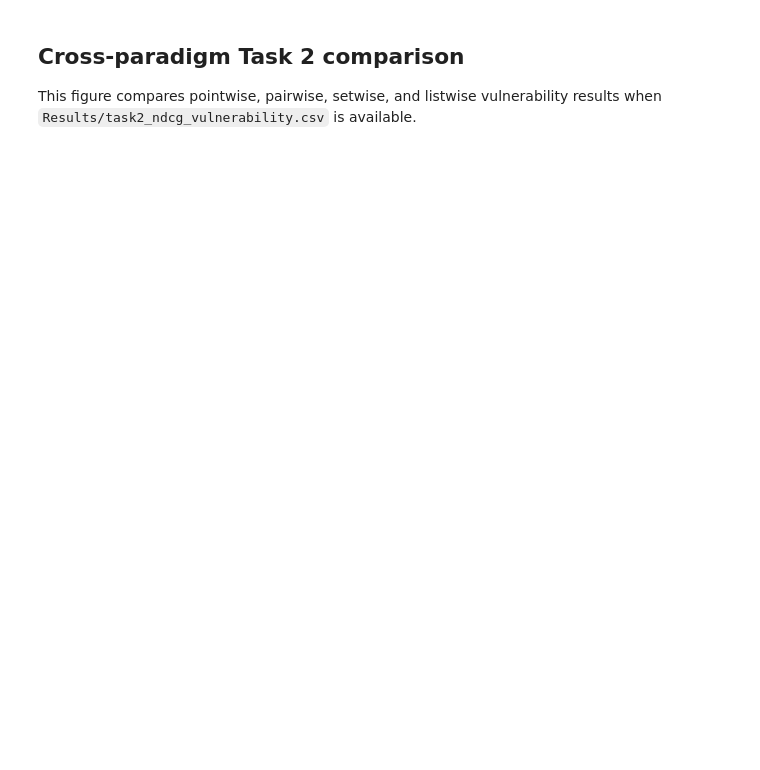
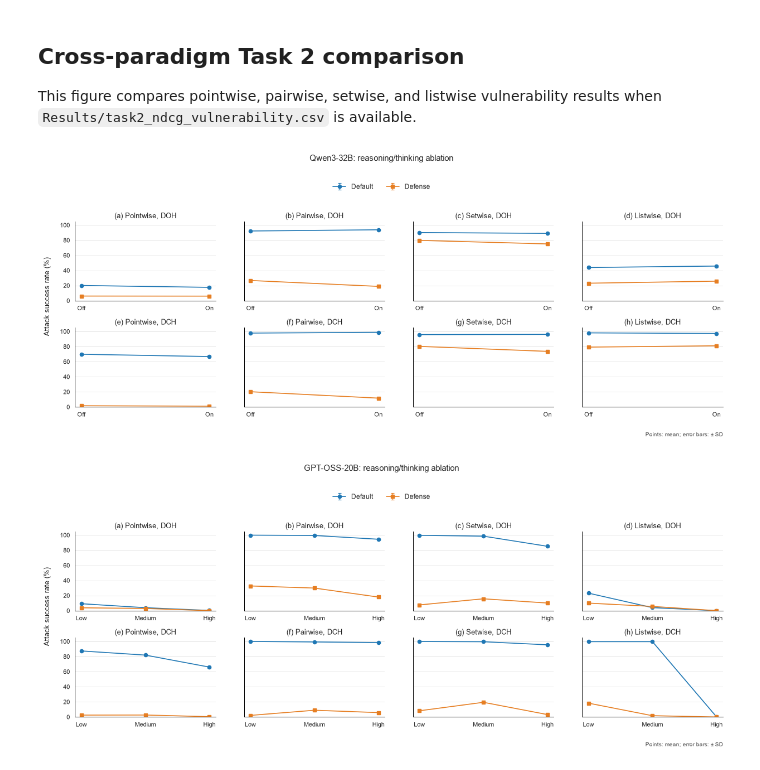
Before and after one commit to kaisergrimlock/LLM-Ranker-Attack, a Jupyter notebook: Results/ablation_study_visualization.ipynb, the cells around one changed output. Drawn from its saved outputs; the diff is of its cells as text; code cells hidden in the pictures; blank space fills up the shorter version.

```diff
--- a/Results/ablation_study_visualization.ipynb
+++ b/Results/ablation_study_visualization.ipynb
@@ -32,13 +34,13 @@ import matplotlib.pyplot as plt
 
 def plot_ablation_point_panels(panel_data, save_path=None, legend_title=None, figure_title=None):
     panels = panel_data.get('panels', [])
-    if len(panels) != 4:
-        raise ValueError("panel_data['panels'] must contain four panels")
+    if len(panels) != 8:
+        raise ValueError("panel_data['panels'] must contain eight panels")
     settings = list(panels[0]['series'])
     prompts = ['Default', 'Defense']
     colors = {'Default': '#1f77b4', 'Defense': '#e67e22'}
     markers = {'Default': 'o', 'Defense': 's'}
-    fig, axes = plt.subplots(2, 2, figsize=(7.2, 5.0), sharey=True)
+    fig, axes = plt.subplots(2, 4, figsize=(12.5, 5.2), sharey=True)
     axes = axes.ravel()
     if figure_title:
         fig.suptitle(figure_title, fontsize=11, y=0.99)
@@ -57,35 +59,38 @@ def plot_ablation_point_panels(panel_data, save_path=None, legend_title=None, fi
         ax.tick_params(width=0.6, length=3, labelsize=8)
     fig.supylabel('Attack success rate (%)', x=0.015, fontsize=9.5)
     fig.text(0.99, 0.015, 'Points: mean; error bars: ± SD', ha='right', va='bottom', fontsize=7.5, color='#444444')
     handles, labels = axes[0].get_legend_handles_labels()
     fig.legend(handles, labels, loc='upper center', bbox_to_anchor=(0.5, 0.91), ncol=2, frameon=False, fontsize=8.5)
-    fig.subplots_adjust(left=0.105, right=0.99, bottom=0.105, top=0.76, wspace=0.16, hspace=0.34)
+    fig.subplots_adjust(left=0.06, right=0.99, bottom=0.12, top=0.76, wspace=0.20, hspace=0.34)
     if save_path is not None:
         fig.savefig(save_path, dpi=300, bbox_inches='tight', facecolor='white')
     return fig, axes
 
 def _panel_data(frame, settings, paradigms):
     def summary(paradigm, attack, setting):
         grouped = frame[(frame['Paradigm'].eq(paradigm)) & (frame['Attack'].eq(attack)) & (frame['Setting'].eq(setting))].groupby('Prompt')[['Attack success', 'Valid attacked', 'Requested']].sum()
         means, sds = [], []
         for prompt in ['Default', 'Defense']:
             if prompt not in grouped.index or grouped.loc[prompt, 'Requested'] <= 0:
                 means.append(np.nan); sds.append(0.0); continue
             successes = grouped.loc[prompt, 'Attack success']
             trials = grouped.loc[prompt, 'Requested']
             proportion = successes / trials
             means.append(float(100 * proportion))
             sds.append(float(100 * np.sqrt(proportion * (1 - proportion) / trials)))
         return {'mean': means, 'sd': sds}
     result={'panels': []}
-    for offset, (paradigm, attack) in enumerate((pair for pair in [(p, a) for p in paradigms for a in ['DOH', 'DCH']])):
+    for offset, (attack, paradigm) in enumerate((pair for pair in [(a, p) for a in ['DOH', 'DCH'] for p in paradigms])):
         result['panels'].append({'title': f'({chr(97 + offset)}) {paradigm}, {attack}', 'x': settings, 'series': {s: summary(paradigm, attack, s) for s in settings}})
     return result
 
 for model, settings in [('Qwen3-32B', ['off','on']), ('GPT-OSS-20B', ['low','medium','high'])]:
     model_view = ablation[ablation['Model'].eq(model)].copy()
     model_view['Setting'] = model_view['Setting'].astype(str).str.lower()
     model_view['Prompt'] = model_view['Prompt'].astype(str).str.title()
-    for paradigms in [('Pointwise', 'Pairwise'), ('Setwise', 'Listwise')]:
-        figure_title = f'{model}: reasoning/thinking ablation'
-        plot_ablation_point_panels(_panel_data(model_view, settings, paradigms), figure_title=figure_title)
+    paradigms = ('Pointwise', 'Pairwise', 'Setwise', 'Listwise')
+    figure_title = f'{model}: reasoning/thinking ablation'
+    plot_ablation_point_panels(_panel_data(model_view, settings, paradigms), figure_title=figure_title)
+# %% [output]
+[figure, added]
+[figure, added]
```
Also changed, not shown: parts of 1 cell of this notebook, 11 other files.
